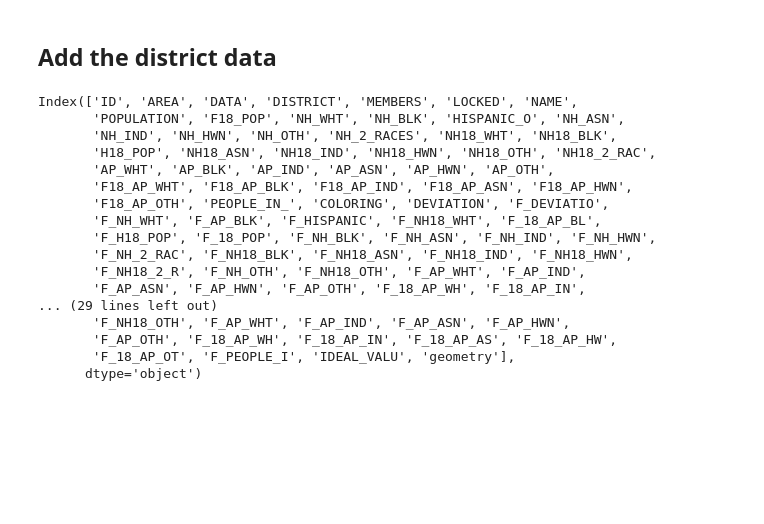
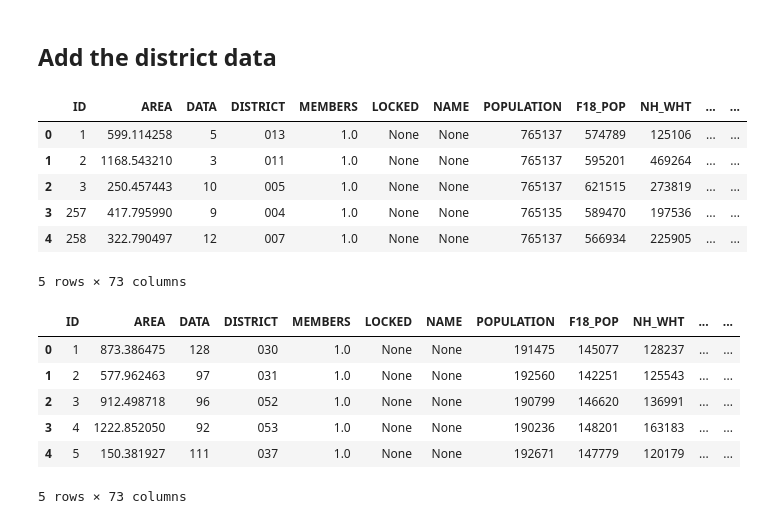
Before and after one commit to eveomett-states/Georgia, a Jupyter notebook: ga.ipynb, the cells around one changed output. Drawn from its saved outputs; the diff is of its cells as text; code cells hidden in the pictures; blank space fills up the shorter version.

```diff
--- a/ga.ipynb
+++ b/ga.ipynb
@@ -310,27 +313,18 @@ Vest20 data does not load, due to topology error.  So it's not in the final json
 # %%
-cong_df = gpd.read_file(cd_data)
+cd = gpd.read_file(cd_data)
+cd = cd.to_crs(cd.estimate_utm_crs())
 send = gpd.read_file(send_data)
+send = send.to_crs(send.estimate_utm_crs())
 hdist = gpd.read_file(hdist_data)
+hdist = hdist.to_crs(hdist.estimate_utm_crs())
-# %%
-print(cong_df.columns)
-print(send.columns)
-print(hdist.columns)
-# %% [output]
-Index(['ID', 'AREA', 'DATA', 'DISTRICT', 'MEMBERS', 'LOCKED', 'NAME',
-       'POPULATION', 'F18_POP', 'NH_WHT', 'NH_BLK', 'HISPANIC_O', 'NH_ASN',
-       'NH_IND', 'NH_HWN', 'NH_OTH', 'NH_2_RACES', 'NH18_WHT', 'NH18_BLK',
-       'H18_POP', 'NH18_ASN', 'NH18_IND', 'NH18_HWN', 'NH18_OTH', 'NH18_2_RAC',
-       'AP_WHT', 'AP_BLK', 'AP_IND', 'AP_ASN', 'AP_HWN', 'AP_OTH',
-       'F18_AP_WHT', 'F18_AP_BLK', 'F18_AP_IND', 'F18_AP_ASN', 'F18_AP_HWN',
-       'F18_AP_OTH', 'PEOPLE_IN_', 'COLORING', 'DEVIATION', 'F_DEVIATIO',
-       'F_NH_WHT', 'F_AP_BLK', 'F_HISPANIC', 'F_NH18_WHT', 'F_18_AP_BL',
-       'F_H18_POP', 'F_18_POP', 'F_NH_BLK', 'F_NH_ASN', 'F_NH_IND', 'F_NH_HWN',
-       'F_NH_2_RAC', 'F_NH18_BLK', 'F_NH18_ASN', 'F_NH18_IND', 'F_NH18_HWN',
-       'F_NH18_2_R', 'F_NH_OTH', 'F_NH18_OTH', 'F_AP_WHT', 'F_AP_IND',
-       'F_AP_ASN', 'F_AP_HWN', 'F_AP_OTH', 'F_18_AP_WH', 'F_18_AP_IN',
-... (29 lines left out)
-       'F_NH18_OTH', 'F_AP_WHT', 'F_AP_IND', 'F_AP_ASN', 'F_AP_HWN',
-       'F_AP_OTH', 'F_18_AP_WH', 'F_18_AP_IN', 'F_18_AP_AS', 'F_18_AP_HW',
-       'F_18_AP_OT', 'F_PEOPLE_I', 'IDEAL_VALU', 'geometry'],
-      dtype='object')
+# %%
+cd.head()
+# %% [output]
+|  | ID | AREA | DATA | DISTRICT | MEMBERS | LOCKED | NAME | POPULATION | F18_POP | NH_WHT | ... | ... |
+| 0 | 1 | 599.114258 | 5 | 013 | 1.0 | None | None | 765137 | 574789 | 125106 | ... | ... |
+| 1 | 2 | 1168.543210 | 3 | 011 | 1.0 | None | None | 765137 | 595201 | 469264 | ... | ... |
+| 2 | 3 | 250.457443 | 10 | 005 | 1.0 | None | None | 765137 | 621515 | 273819 | ... | ... |
+| 3 | 257 | 417.795990 | 9 | 004 | 1.0 | None | None | 765135 | 589470 | 197536 | ... | ... |
+| 4 | 258 | 322.790497 | 12 | 007 | 1.0 | None | None | 765137 | 566934 | 225905 | ... | ... |
+5 rows × 73 columns
 # %%
@@ -338,2 +332,12 @@ election_df = add_district(cong_df, "CD", election_df, "DISTRICT")
+# %%
+send.head()
+# %% [output]
+|  | ID | AREA | DATA | DISTRICT | MEMBERS | LOCKED | NAME | POPULATION | F18_POP | NH_WHT | ... | ... |
+| 0 | 1 | 873.386475 | 128 | 030 | 1.0 | None | None | 191475 | 145077 | 128237 | ... | ... |
+| 1 | 2 | 577.962463 | 97 | 031 | 1.0 | None | None | 192560 | 142251 | 125543 | ... | ... |
+| 2 | 3 | 912.498718 | 96 | 052 | 1.0 | None | None | 190799 | 146620 | 136991 | ... | ... |
+| 3 | 4 | 1222.852050 | 92 | 053 | 1.0 | None | None | 190236 | 148201 | 163183 | ... | ... |
+| 4 | 5 | 150.381927 | 111 | 037 | 1.0 | None | None | 192671 | 147779 | 120179 | ... | ... |
+5 rows × 73 columns
 # %%
 election_df = add_district(send, "SEND", election_df, "DISTRICT")
```
Also changed, not shown: parts of 58 cells of this notebook.
